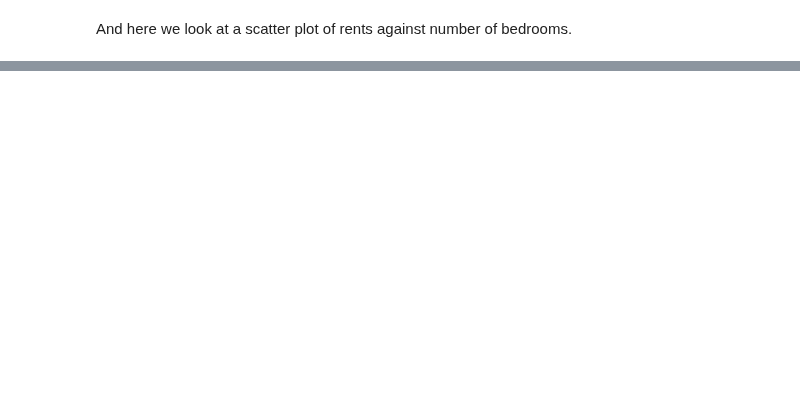
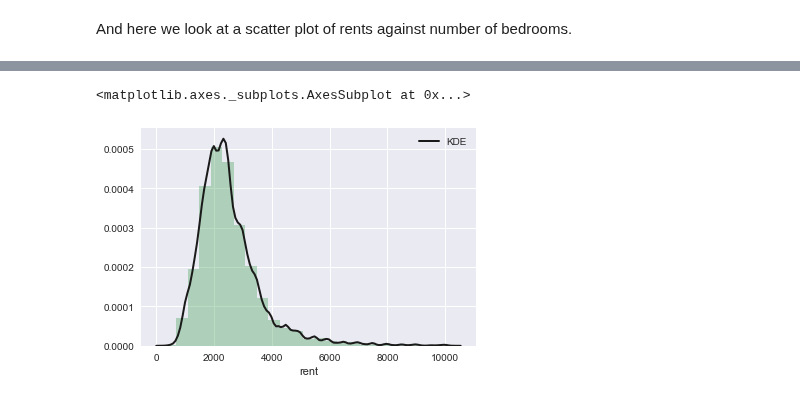
Before and after one commit to waddell/urban-informatics-and-visualization, a Jupyter notebook: 09-data-visualization/data_visualization.ipynb, the cells around one changed output, grey strips where cells are left out. Saved outputs shown, nothing was run; the diff lists cells and outputs as text; code cells hidden in the pictures; blank space fills up the shorter version.

```diff
--- a/09-data-visualization/data_visualization.ipynb
+++ b/09-data-visualization/data_visualization.ipynb
@@ -463,0 +517,5 @@ tutorial(overwrite=True)
+# %%
+sns.distplot(rentals['rent'], kde_kws={"color": "k", "lw": 2, "label": "KDE"}, bins=25, color='g')
+# %% [output]
+<matplotlib.axes._subplots.AxesSubplot at 0x...>
+[figure, added]
```
Also changed, not shown: parts of 24 cells of this notebook.
